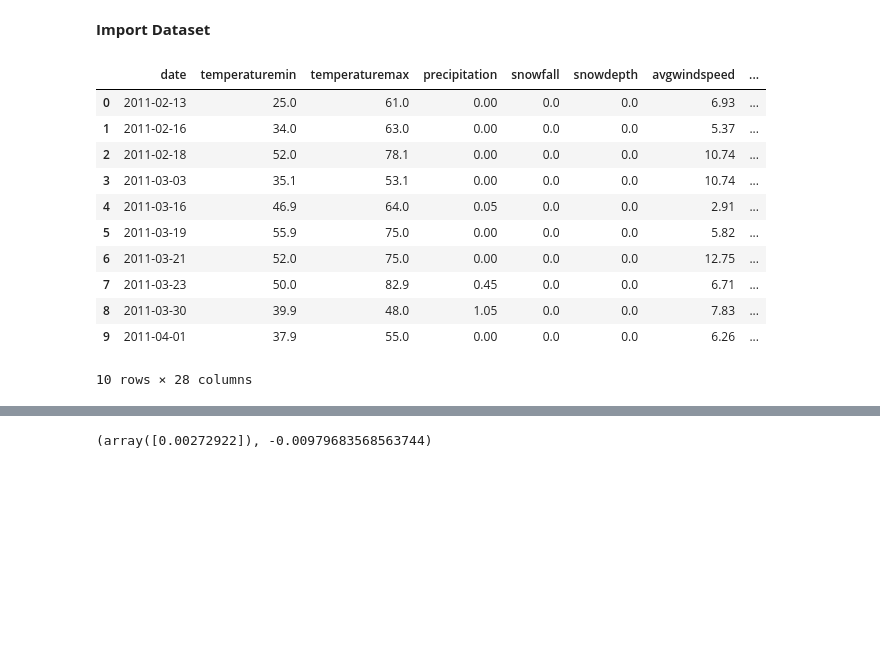
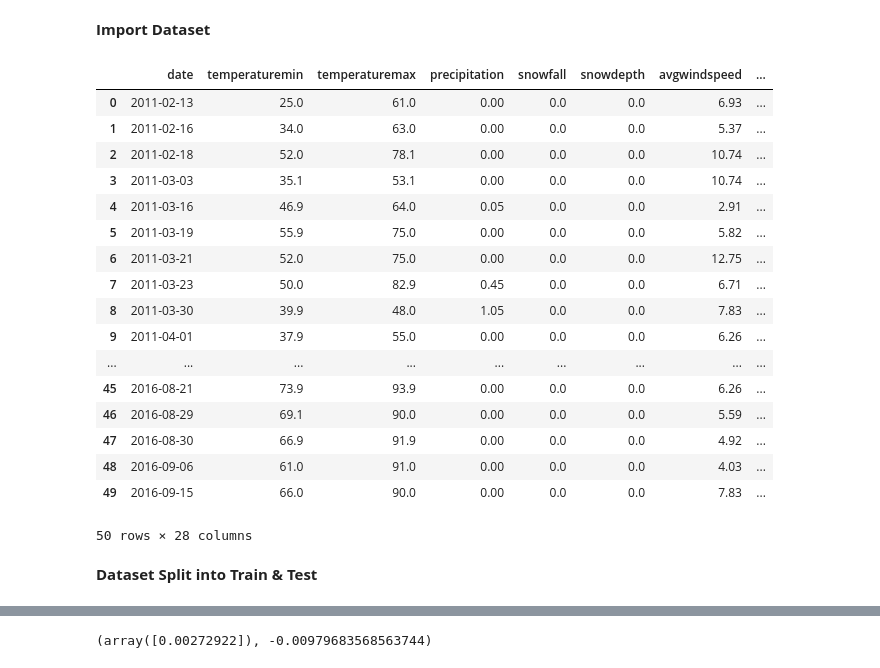
Before and after one commit to Zain-Pirzada/AI-Weather-Prediction-Project, a Jupyter notebook: AI_Weather_Prediction_Project.ipynb, the cells around one changed output, grey strips where cells are left out. Cells and saved outputs as stored; diff of their text form; code cells hidden in the pictures; blank space fills up the shorter version.

```diff
--- a/AI_Weather_Prediction_Project.ipynb
+++ b/AI_Weather_Prediction_Project.ipynb
@@ -20,21 +20,29 @@ dataset = pd.read_csv("/content/drive/MyDrive/WeatherPrediction-master/weather.c
 # %%
-dataset.head(10)
+dataset.head(50)
 # %% [output]
 |  | date | temperaturemin | temperaturemax | precipitation | snowfall | snowdepth | avgwindspeed | ... |
 | 0 | 2011-02-13 | 25.0 | 61.0 | 0.00 | 0.0 | 0.0 | 6.93 | ... |
 | 1 | 2011-02-16 | 34.0 | 63.0 | 0.00 | 0.0 | 0.0 | 5.37 | ... |
 | 2 | 2011-02-18 | 52.0 | 78.1 | 0.00 | 0.0 | 0.0 | 10.74 | ... |
 | 3 | 2011-03-03 | 35.1 | 53.1 | 0.00 | 0.0 | 0.0 | 10.74 | ... |
 | 4 | 2011-03-16 | 46.9 | 64.0 | 0.05 | 0.0 | 0.0 | 2.91 | ... |
 | 5 | 2011-03-19 | 55.9 | 75.0 | 0.00 | 0.0 | 0.0 | 5.82 | ... |
 | 6 | 2011-03-21 | 52.0 | 75.0 | 0.00 | 0.0 | 0.0 | 12.75 | ... |
 | 7 | 2011-03-23 | 50.0 | 82.9 | 0.45 | 0.0 | 0.0 | 6.71 | ... |
 | 8 | 2011-03-30 | 39.9 | 48.0 | 1.05 | 0.0 | 0.0 | 7.83 | ... |
 | 9 | 2011-04-01 | 37.9 | 55.0 | 0.00 | 0.0 | 0.0 | 6.26 | ... |
+| ... | ... | ... | ... | ... | ... | ... | ... | ... |
+| 45 | 2016-08-21 | 73.9 | 93.9 | 0.00 | 0.0 | 0.0 | 6.26 | ... |
+| 46 | 2016-08-29 | 69.1 | 90.0 | 0.00 | 0.0 | 0.0 | 5.59 | ... |
+| 47 | 2016-08-30 | 66.9 | 91.9 | 0.00 | 0.0 | 0.0 | 4.92 | ... |
+| 48 | 2016-09-06 | 61.0 | 91.0 | 0.00 | 0.0 | 0.0 | 4.03 | ... |
+| 49 | 2016-09-15 | 66.0 | 90.0 | 0.00 | 0.0 | 0.0 | 7.83 | ... |
-10 rows × 28 columns
+50 rows × 28 columns
 # %%
 x = np.array(temp).reshape(-1, 1) # function name says it : reshape the array
 y = np.array(precipitation)
+# %% [markdown]
+**Dataset Split into Train & Test**
 # %%
 #Splitting the data into Train and Test
 #from sklearn.cross_validation import train_test_split in earlier version
```
Also changed, not shown: parts of 6 cells of this notebook.
